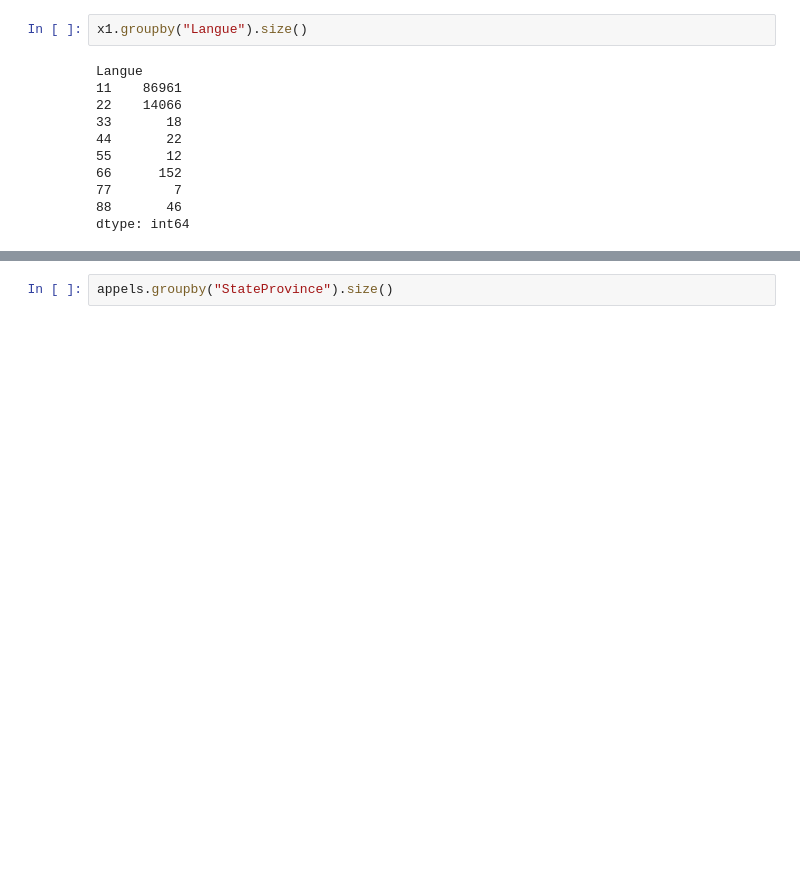
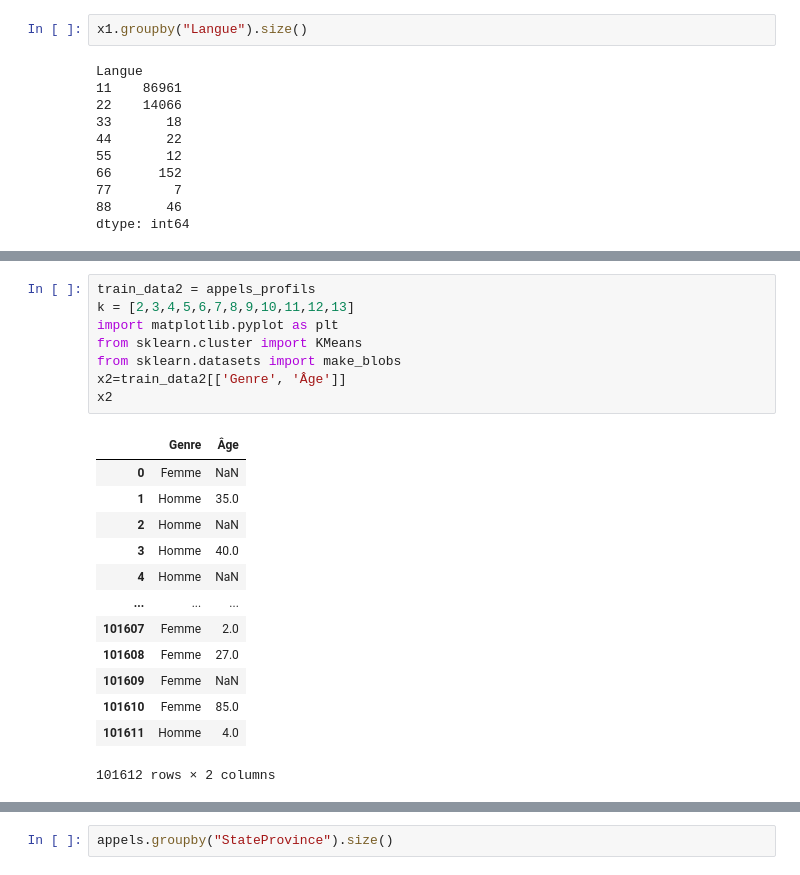
Before and after one commit to pascal-bergeron/ai4forgood2016, a Jupyter notebook: AI4Good.ipynb, the cells around one changed output, grey strips where cells are left out. Cells and saved outputs as stored; diff of their text form; blank space fills up the shorter version.

```diff
--- a/AI4Good.ipynb
+++ b/AI4Good.ipynb
@@ -202,0 +223,22 @@ dtype: int64
+# %%
+train_data2 = appels_profils
+k = [2,3,4,5,6,7,8,9,10,11,12,13]
+import matplotlib.pyplot as plt
+from sklearn.cluster import KMeans
+from sklearn.datasets import make_blobs
+x2=train_data2[['Genre', 'Âge']]
+x2
+# %% [output]
+|  | Genre | Âge |
+| 0 | Femme | NaN |
+| 1 | Homme | 35.0 |
+| 2 | Homme | NaN |
+| 3 | Homme | 40.0 |
+| 4 | Homme | NaN |
+| ... | ... | ... |
+| 101607 | Femme | 2.0 |
+| 101608 | Femme | 27.0 |
+| 101609 | Femme | NaN |
+| 101610 | Femme | 85.0 |
+| 101611 | Homme | 4.0 |
+101612 rows × 2 columns
```
Also changed, not shown: parts of 11 cells of this notebook.
